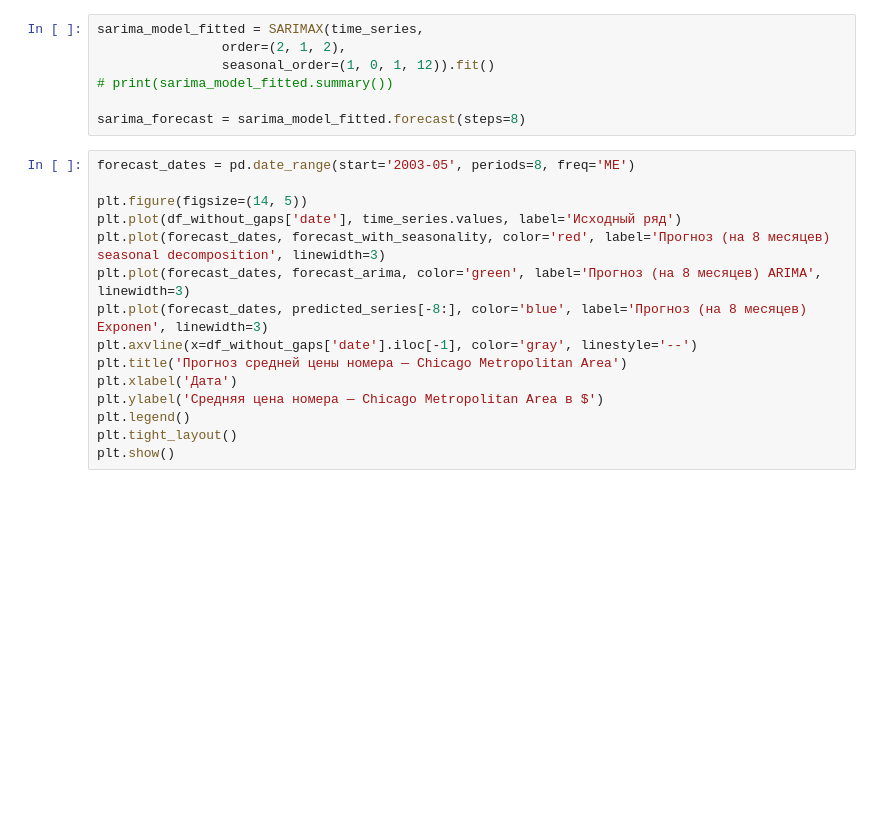
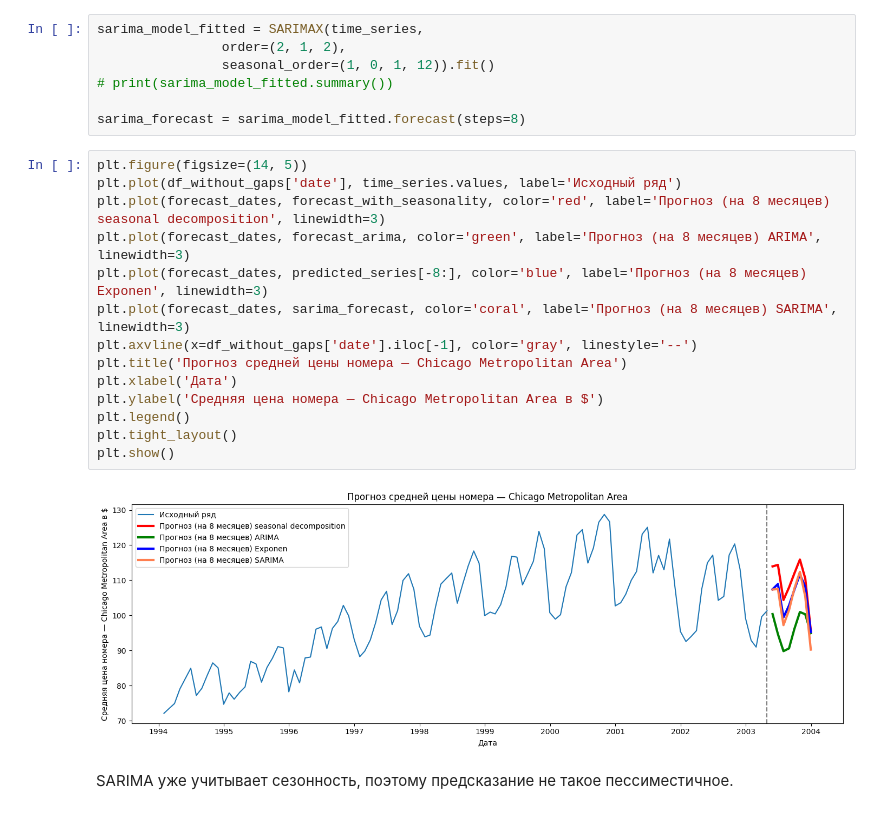
Before and after one commit to IvanHinz/ITMO_data_analysis_on_python_hws, a Jupyter notebook: hw9/ARIMA.ipynb, the cells around one changed output. Cells and saved outputs as stored; diff of their text form; blank space fills up the shorter version.

```diff
--- a/hw9/ARIMA.ipynb
+++ b/hw9/ARIMA.ipynb
@@ -277,17 +297,20 @@ sarima_model_fitted = SARIMAX(time_series,
 
 sarima_forecast = sarima_model_fitted.forecast(steps=8)
 # %%
-forecast_dates = pd.date_range(start='2003-05', periods=8, freq='ME')
-
 plt.figure(figsize=(14, 5))
 plt.plot(df_without_gaps['date'], time_series.values, label='Исходный ряд')
 plt.plot(forecast_dates, forecast_with_seasonality, color='red', label='Прогноз (на 8 месяцев) seasonal decomposition', linewidth=3)
 plt.plot(forecast_dates, forecast_arima, color='green', label='Прогноз (на 8 месяцев) ARIMA', linewidth=3)
 plt.plot(forecast_dates, predicted_series[-8:], color='blue', label='Прогноз (на 8 месяцев) Exponen', linewidth=3)
+plt.plot(forecast_dates, sarima_forecast, color='coral', label='Прогноз (на 8 месяцев) SARIMA', linewidth=3)
 plt.axvline(x=df_without_gaps['date'].iloc[-1], color='gray', linestyle='--')
 plt.title('Прогноз средней цены номера — Chicago Metropolitan Area')
 plt.xlabel('Дата')
 plt.ylabel('Средняя цена номера — Chicago Metropolitan Area в $')
 plt.legend()
 plt.tight_layout()
 plt.show()
+# %% [output]
+[figure, added]
+# %% [markdown]
+SARIMA уже учитывает сезонность, поэтому предсказание не такое пессиместичное.
```
Also changed, not shown: parts of 3 cells of this notebook, 3 other files.
